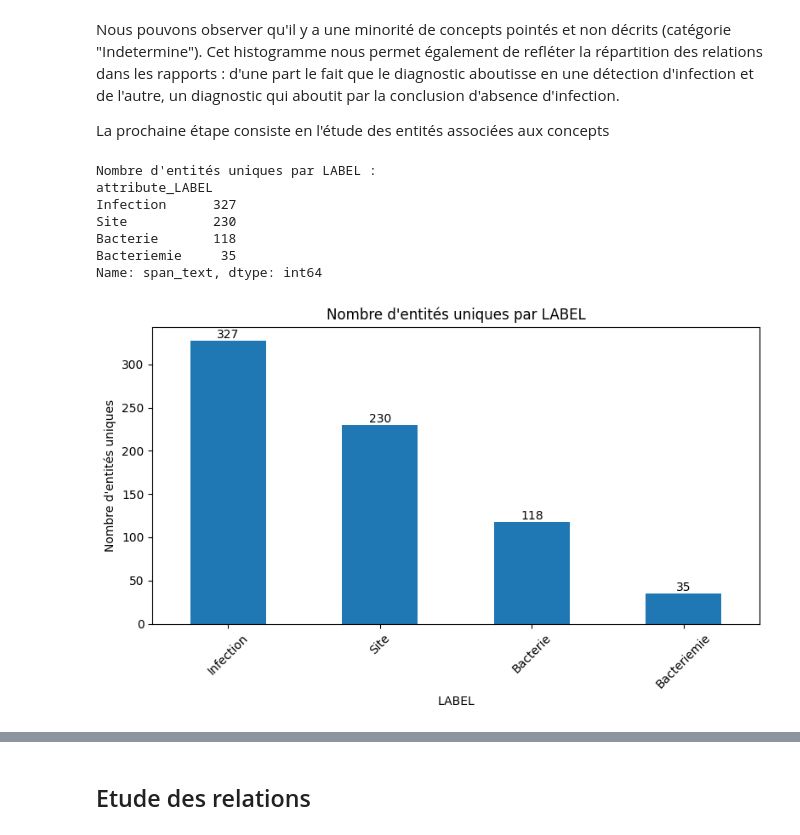
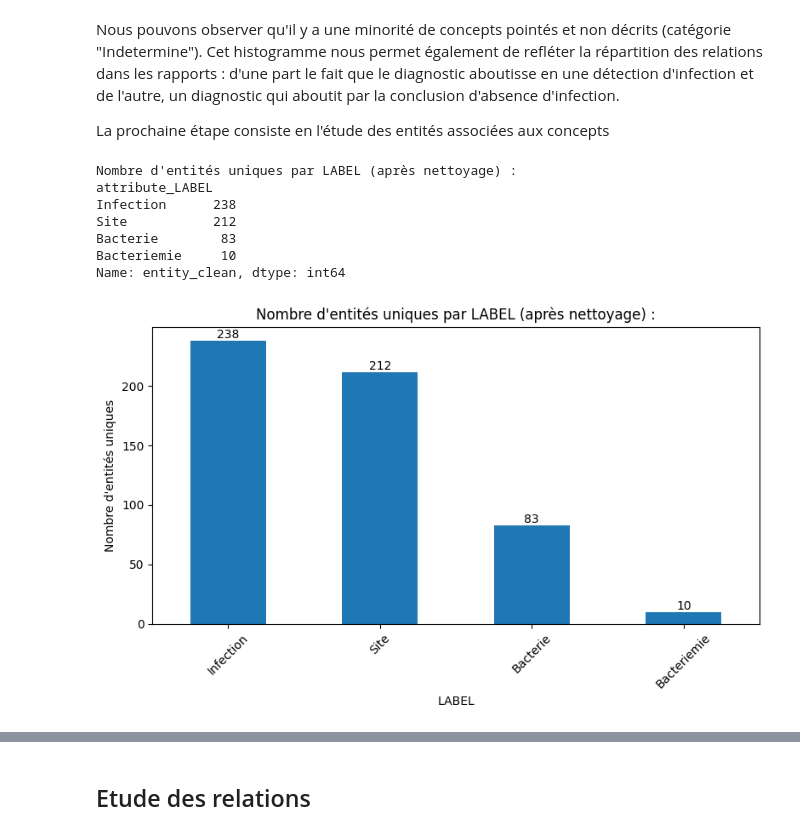
Before and after one commit to PJGouze/KG_RAG, a Jupyter notebook: KG_RAG/tests_and_req/statistiques_partages.ipynb, the cells around one changed output, grey strips where cells are left out. Cells and saved outputs as stored; diff of their text form; code cells hidden in the pictures.

Commit message:
ajout de data cleaning functions

```diff
--- a/KG_RAG/tests_and_req/statistiques_partages.ipynb
+++ b/KG_RAG/tests_and_req/statistiques_partages.ipynb
@@ -77,7 +71,7 @@ def basic_clean(text):
     text = re.sub(r"[^\w\s]", " ", text)
 
     # espaces multiples
-    text = re.sub(r"\s+", " ", text)
+    text = re.sub(r , " ", text)
 
     return text.strip()
 
@@ -119,8 +113,8 @@ def medical_normalization(text):
     # ------------------------------------------------------
     # STAPHYLOCOQUE
     # ------------------------------------------------------
-    if re.search(r"staphyloco", text):
-        return "staphylocoque"
+    #if re.search(r"staphyloco", text):
+        #return "staphylocoque"
 
     # ------------------------------------------------------
     # STREPTOCOQUE
@@ -133,6 +127,37 @@ def medical_normalization(text):
             return "colite"
         else:
             return "E.coli"
+
+    if re.search(r"xylosoxidans", text):
+        return "A. xylosoxidans"
+
+    if re.search(r"bhre", text):
+        return "bacterie hautement resistante emergente"
+
+    if re.search(r"morganii", text):
+        return "M. morganii"
+
+    if re.search(r"koserii", text):
+        return "C. koserii"
+
+    if re.search(r"freundii", text):
+        return "C. freundii"
+
+    #if re.search(r"lesionnelle", text):
+        #return "legionnelle"
+
+    if re.search(r"inlfluenzae|influenzae", text):
+        return "H. influenzae"
+
+    if re.search(r"cloacae|clocae", text):
+        return "E. cloacae"
+
+    if re.search(r"chlamydia", text):
+        return "chlamydia"
+
+    if re.search(r"klebsiella pneumoniae|k pneumoniae", text):
+        return "K. pneumoniae"
+
 
     return text
 
@@ -242,40 +274,40 @@ La prochaine étape consiste en l'étude des entités associées aux concepts
 # %%
 import pandas as pd
 import matplotlib.pyplot as plt
 
 # --- Calcul du nombre d'entités uniques par LABEL ---
 unique_counts = (
-    presence
-    .groupby("attribute_LABEL")["span_text"]
+    df
+    .groupby("attribute_LABEL")["entity_clean"]
     .nunique()
     .sort_values(ascending=False)
 )
 
-print("Nombre d'entités uniques par LABEL :")
+print("Nombre d'entités uniques par LABEL (après nettoyage) :")
 print(unique_counts)
 
 # --- Graphique ---
 fig, ax = plt.subplots(figsize=(8, 5))
 
 unique_counts.plot(kind="bar", ax=ax)
 
 # Ajouter les valeurs au-dessus des barres
 for i, v in enumerate(unique_counts.values):
     ax.text(i, v, str(v), ha='center', va='bottom')
 
-plt.title("Nombre d'entités uniques par LABEL")
+plt.title("Nombre d'entités uniques par LABEL (après nettoyage) :")
 plt.xlabel("LABEL")
 plt.ylabel("Nombre d'entités uniques")
 
 plt.xticks(rotation=45)
 plt.tight_layout()
 plt.show()
 # %% [output]
-Nombre d'entités uniques par LABEL :
+Nombre d'entités uniques par LABEL (après nettoyage) :
 attribute_LABEL
-Infection      327
-Site           230
-Bacterie       118
-Bacteriemie     35
-Name: span_text, dtype: int64
+Infection      238
+Site           212
+Bacterie        83
+Bacteriemie     10
+Name: entity_clean, dtype: int64
-[figure, old version]
+[figure, new version]
```
Also changed, not shown: parts of 8 cells of this notebook.
